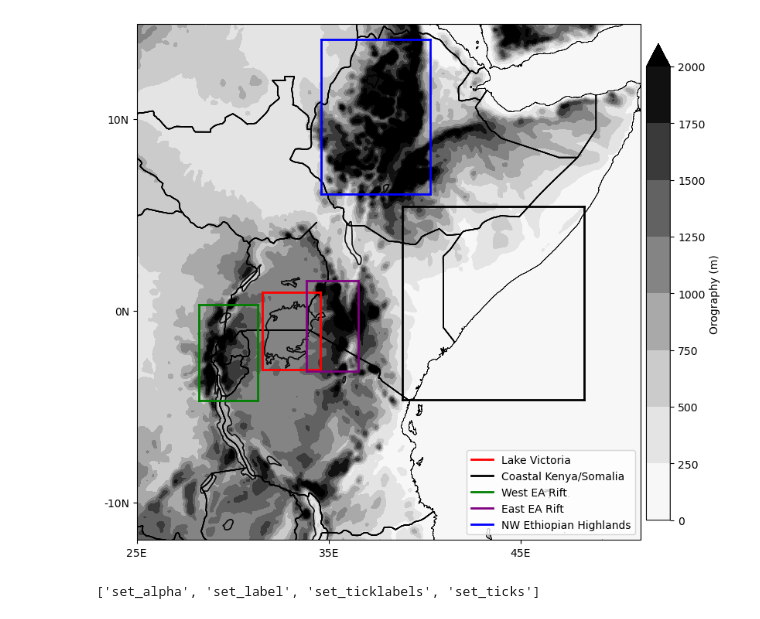
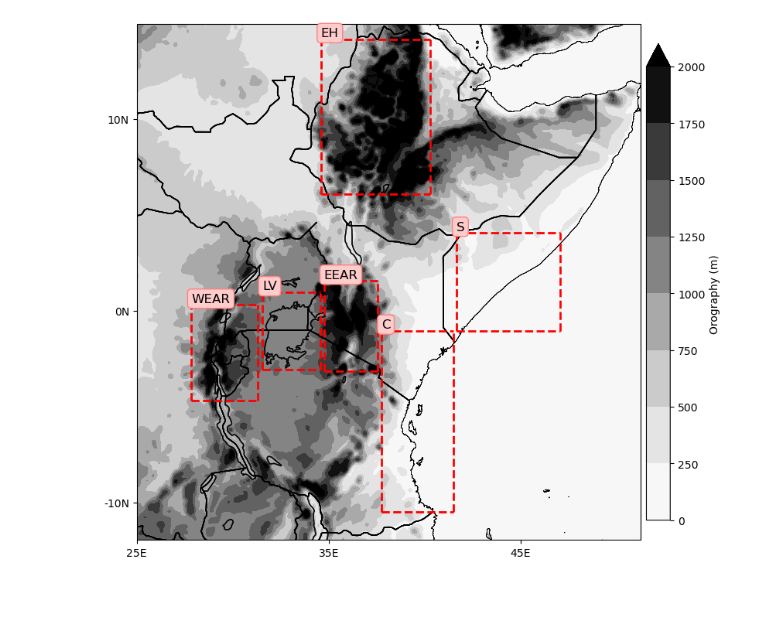
Before and after one commit to mlangguth89/downscaling-cgan, a Jupyter notebook: notebooks/plot_area_ranges.ipynb, the cells around one changed output. Drawn from its saved outputs; the diff is of its cells as text; code cells hidden in the pictures.

Commit message:
improved plotting

```diff
--- a/notebooks/plot_area_ranges.ipynb
+++ b/notebooks/plot_area_ranges.ipynb
@@ -20,11 +20,12 @@ from dsrnngan.evaluation.plots import lake_feature
 lat_range_list = list(np.arange(-11.95, 15.05, 0.1))
 lon_range_list = list(np.arange(25.05, 51.35, 0.1))
 
-special_areas = {'Lake Victoria': {'lat_range': [-3.05,0.95], 'lon_range': [31.55, 34.55], 'color': 'red'},
-                 'Coastal Kenya/Somalia': {'lat_range': [-4.65, 5.45], 'lon_range': [38.85, 48.3], 'color': 'black'},
-                 'West EA Rift': {'lat_range': [-4.70,0.30], 'lon_range': [28.25,31.3], 'color': 'green'},
-                 'East EA Rift': {'lat_range': [-3.15, 1.55], 'lon_range': [33.85,36.55], 'color': 'purple'},
-                 'NW Ethiopian Highlands': {'lat_range': [6.10, 14.15], 'lon_range': [34.60, 40.30], 'color': 'blue'}}
+special_areas = {'Lake Victoria': {'lat_range': [-3.05,0.95], 'lon_range': [31.55, 34.55], 'abbrv': 'LV'},
+                 'Somalia': {'lat_range': [-1.05,4.05], 'lon_range': [41.65, 47.05],  'abbrv': 'S'},
+                 'Coast': {'lat_range': [-10.5,-1.05], 'lon_range': [37.75, 41.5],  'abbrv': 'C'},
+                 'West EA Rift': {'lat_range': [-4.70,0.30], 'lon_range': [27.85,31.3],  'abbrv': 'WEAR'},
+                 'East EA Rift': {'lat_range': [-3.15, 1.55], 'lon_range': [34.75,37.55],  'abbrv': 'EEAR'},
+                 'NW Ethiopian Highlands': {'lat_range': [6.10, 14.15], 'lon_range': [34.60, 40.30],  'abbrv': 'EH'}}
 
 for k, v in special_areas.items():
     lat_vals = [lt for lt in lat_range_list if v['lat_range'][0] <= lt <= v['lat_range'][1]]
@@ -43,41 +44,39 @@ h_vals[h_vals < 5] = 5.0
 from matplotlib import gridspec
 # fig = plt.figure(constrained_layout=True, figsize=(12, 10))
 # gs = gridspec.GridSpec(1, 2, figure=fig,
 #                         width_ratios=[1, 0.05],
 #                         wspace=0.005)
 # ax = fig.add_subplot(gs[0,0], projection = ccrs.PlateCarree())
 fig, ax = plt.subplots(1,1, subplot_kw={'projection' : ccrs.PlateCarree()}, figsize=(10,10))
 hlevels = levels=[0] + list(np.arange(250, 2250, 250))
 for k, sa_dict in special_areas.items():
     im = ax.contourf(lon_range_list, lat_range_list, h_vals[0,:,:], transform=ccrs.PlateCarree(), cmap='Greys',
                 levels=hlevels, extend='max')#
     ax.coastlines(resolution='10m', color='black', linewidth=0.4)
     ax.add_feature(cfeature.BORDERS)
     ax.add_feature(lake_feature, alpha=0.4)
     ln_rng, lt_rng = sa_dict['lon_range'], sa_dict['lat_range']
 
-    ax.plot([ln_rng[0], ln_rng[0]], [lt_rng[0], lt_rng[1]], color=sa_dict['color'], linestyle='-', linewidth=2,transform=ccrs.PlateCarree())
-    ax.plot([ln_rng[1], ln_rng[1]], [lt_rng[0], lt_rng[1]], color=sa_dict['color'], linestyle='-', linewidth=2,transform=ccrs.PlateCarree())
-    ax.plot([ln_rng[0], ln_rng[1]], [lt_rng[0], lt_rng[0]], color=sa_dict['color'], linestyle='-', linewidth=2,transform=ccrs.PlateCarree())
-    ax.plot([ln_rng[0], ln_rng[1]], [lt_rng[1], lt_rng[1]], color=sa_dict['color'], linestyle='-', linewidth=2,transform=ccrs.PlateCarree(), label=k)
-
-ax.legend(loc='lower right')
+    ax.plot([ln_rng[0], ln_rng[0]], [lt_rng[0], lt_rng[1]], color='r', linestyle='--', linewidth=2,transform=ccrs.PlateCarree())
+    ax.plot([ln_rng[1], ln_rng[1]], [lt_rng[0], lt_rng[1]], color='r', linestyle='--', linewidth=2,transform=ccrs.PlateCarree())
+    ax.plot([ln_rng[0], ln_rng[1]], [lt_rng[0], lt_rng[0]], color='r', linestyle='--', linewidth=2,transform=ccrs.PlateCarree())
+    ax.plot([ln_rng[0], ln_rng[1]], [lt_rng[1], lt_rng[1]], color='r', linestyle='--', linewidth=2,transform=ccrs.PlateCarree(), label=k)
+    ax.text(ln_rng[0], lt_rng[1] + 0.15, sa_dict['abbrv'], fontsize=12, color='k', bbox=dict(boxstyle="round",
+                   ec=(1., 0.5, 0.5),
+                   fc=(1., 0.8, 0.8),
+                   ))
 # cbar_ax = fig.add_subplot(gs[:,-1])
 # cb = fig.colorbar(im, cax=cbar_ax, orientation='vertical', shrink = 0.1, aspect=2)
 cbar = plt.colorbar(im,values=hlevels,pad=0.01, shrink = 0.8)
 cbar.set_label("Orography (m)", loc='center')
 
 lon_ticks = np.arange(25, 50,10)
 lat_ticks = np.arange(-10, 15,10)
 ax.set_xticks(lon_ticks)
 ax.set_yticks(lat_ticks)
 ax.set_xticklabels([f'{ln}E' for ln in lon_ticks])
 ax.set_yticklabels([f"{lt}{'N' if lt >0 else 'N'}" for lt in lat_ticks])
 
 plt.show()
 # %% [output]
-[figure, old version]
+[figure, new version]
-# %%
-[item for item in dir(cbar) if item.startswith('set')]
-# %% [output]
-['set_alpha', 'set_label', 'set_ticklabels', 'set_ticks']
```
Also changed, not shown: 2 other files.
